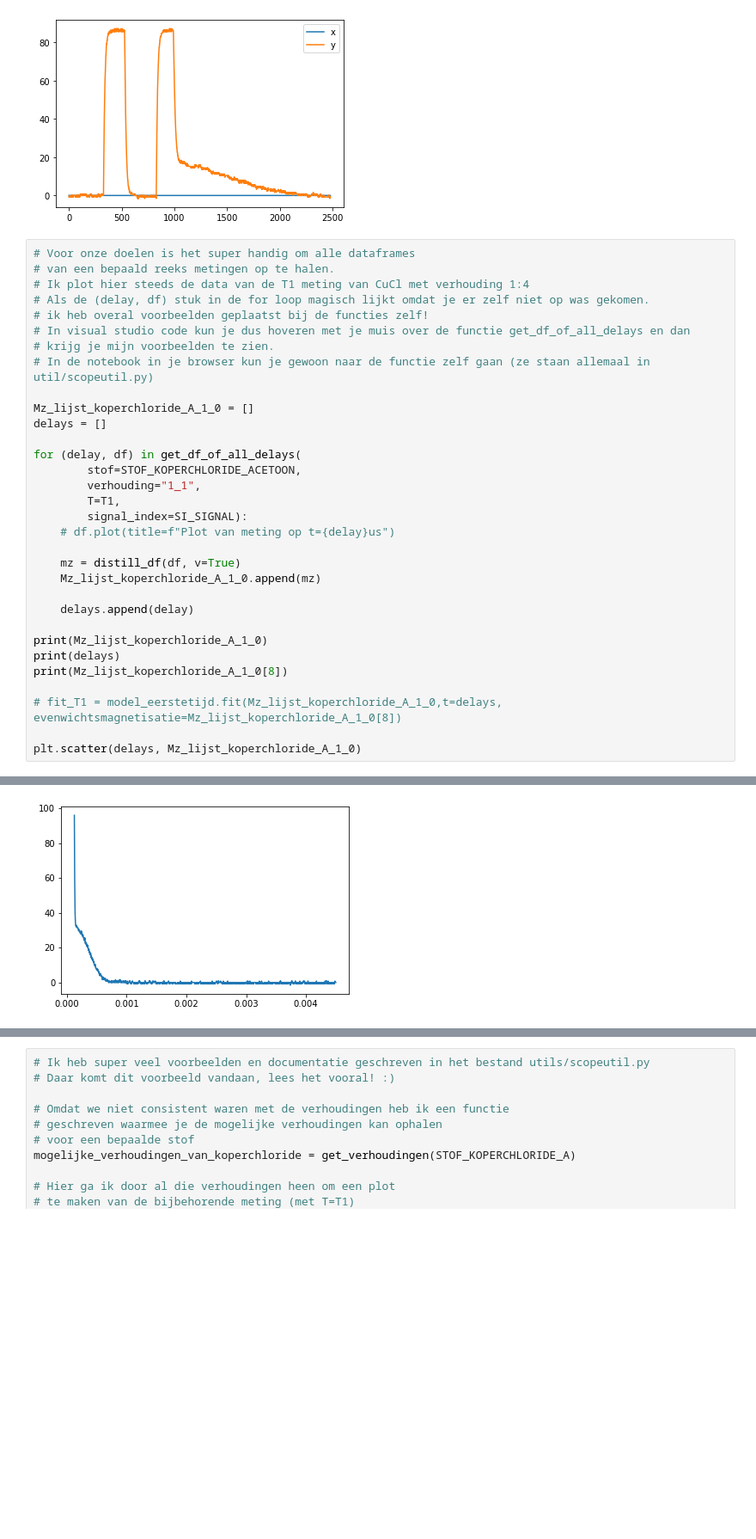
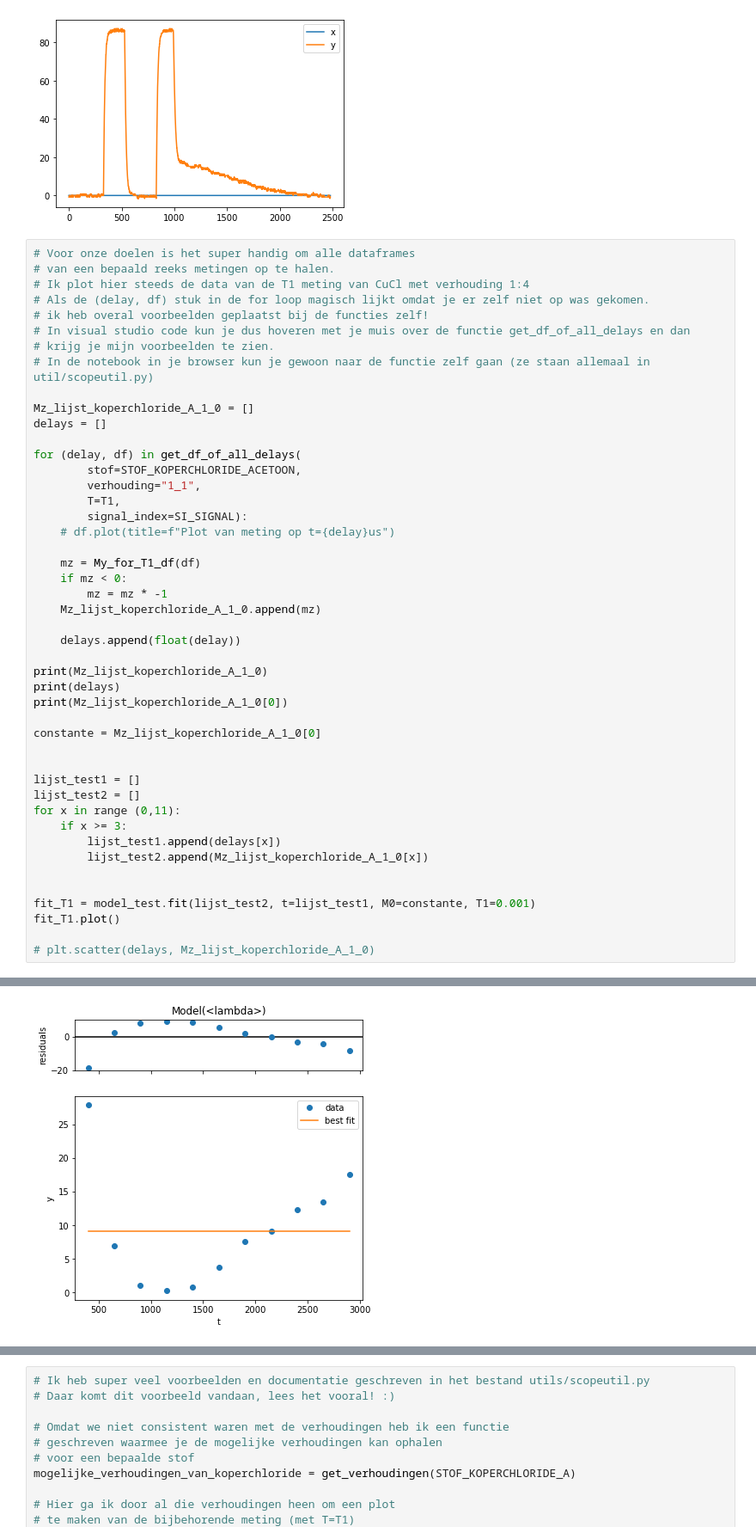
Before and after one commit to everydayanchovies/NMR, a Jupyter notebook: notebooks/nmr_resultaten_.ipynb, the cells around one changed output, grey strips where cells are left out. Shown: that part at 86% size. Cells and saved outputs as stored; diff of their text form; blank space fills up the shorter version.

```diff
--- a/notebooks/nmr_resultaten_.ipynb
+++ b/notebooks/nmr_resultaten_.ipynb
@@ -40,16 +40,30 @@ for (delay, df) in get_df_of_all_delays(
         signal_index=SI_SIGNAL):
     # df.plot(title=f"Plot van meting op t={delay}us")
 
-    mz = distill_df(df, v=True)
+    mz = My_for_T1_df(df)
+    if mz < 0:
+        mz = mz * -1
     Mz_lijst_koperchloride_A_1_0.append(mz)
 
-    delays.append(delay)
+    delays.append(float(delay))
 
 print(Mz_lijst_koperchloride_A_1_0)
 print(delays)
-print(Mz_lijst_koperchloride_A_1_0[8])
+print(Mz_lijst_koperchloride_A_1_0[0])
 
-# fit_T1 = model_eerstetijd.fit(Mz_lijst_koperchloride_A_1_0,t=delays, evenwichtsmagnetisatie=Mz_lijst_koperchloride_A_1_0[8])
+constante = Mz_lijst_koperchloride_A_1_0[0]
 
-plt.scatter(delays, Mz_lijst_koperchloride_A_1_0)
+
+lijst_test1 = []
+lijst_test2 = []
+for x in range (0,11):
+    if x >= 3:
+        lijst_test1.append(delays[x])
+        lijst_test2.append(Mz_lijst_koperchloride_A_1_0[x])
+
+
+fit_T1 = model_test.fit(lijst_test2, t=lijst_test1, M0=constante, T1=0.001)
+fit_T1.plot()
+
+# plt.scatter(delays, Mz_lijst_koperchloride_A_1_0)
 # %% [output]
@@ -56 +84 @@ plt.scatter(delays, Mz_lijst_koperchloride_A_1_0)
-[figure, old version]
+[figure, new version]
```
Also changed, not shown: parts of 1 cell of this notebook, 1 other file.
